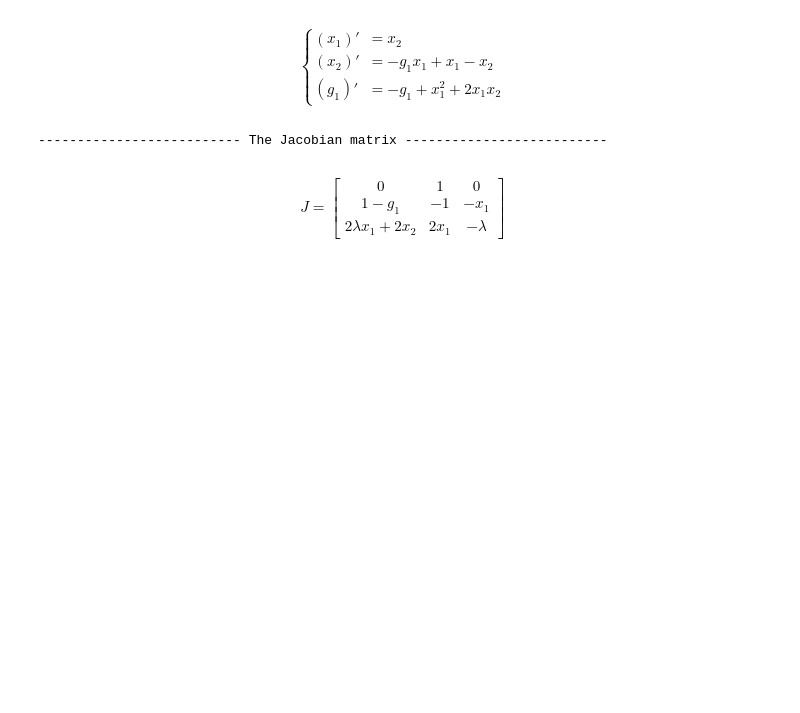
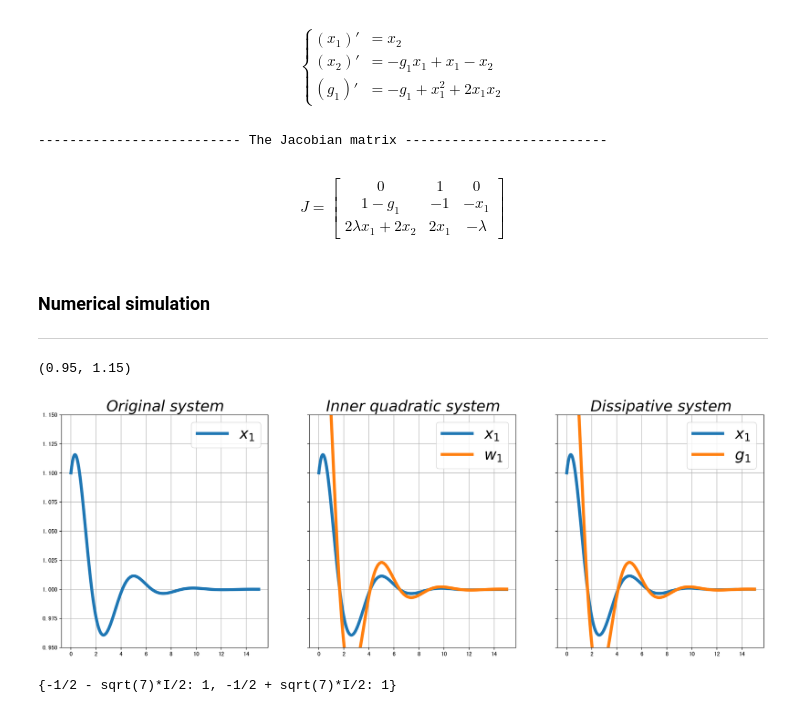
Before and after one commit to yubocai-poly/DQbee, a Jupyter notebook: Examples/duffing_system.ipynb, the cells around one changed output. Saved outputs shown, nothing was run; the diff lists cells and outputs as text; code cells hidden in the pictures; blank space fills up the shorter version.

Commit message:
update with more plot of the graph and example

```diff
--- a/Examples/duffing_system.ipynb
+++ b/Examples/duffing_system.ipynb
@@ -182,3 +182,7 @@ $$\begin{cases}
 \end{cases}$$
 -------------------------- The Jacobian matrix --------------------------
 $$J=\left[\begin{matrix}0 & 1 & 0\\1 - g_{1} & -1 & - x_{1}\\2 \lambda x_{1} + 2 x_{2} & 2 x_{1} & - \lambda\end{matrix}\right]$$
+# %% [markdown]
+### Numerical simulation
+
+---
@@ -184,0 +217,50 @@ $$J=\left[\begin{matrix}0 & 1 & 0\\1 - g_{1} & -1 & - x_{1}\\2 \lambda x_{1} + 2
+# %%
+simulation_original = system_to_solve_ivp(eq_system_original, t=[0, 15, 1000], initial_state=initial_state, method="RK45")
+simulation_innerquadratic = system_to_solve_ivp(eq_system_innerquadratic, t=[0, 15, 1000], initial_state=initial_state, method="RK45")
+simulation_dissipative = system_to_solve_ivp(eq_system_dissipative, t=[0, 15, 1000], initial_state=initial_state, method="RK45")
+# %%
+state_original, variable_index_original, t_original = simulation_original
+state_innerquadratic, variable_index_innerquadratic, t_innerquadratic = simulation_innerquadratic
+state_dissipative, variable_index_dissipative, t_dissipative = simulation_dissipative
+x1_original_index = variable_index_original.index(x1)
+x2_original_index = variable_index_original.index(x2)
+x1_innerquadratic_index = variable_index_innerquadratic.index(x1)
+x2_innerquadratic_index = variable_index_innerquadratic.index(x2)
+w1_innerquadratic_index = variable_index_innerquadratic.index(w1)
+x1_dissipative_index = variable_index_dissipative.index(x1)
+x2_dissipative_index = variable_index_dissipative.index(x2)
+g1_dissipative_index = variable_index_dissipative.index(g1)
+# %%
+fig, (ax1, ax2, ax3) = plt.subplots(1, 3, sharey=True, figsize=(21, 7))
+
+ax1.set_title(r"$Original\ system$", size=25)
+ax1.plot(t_original, state_original[x1_original_index], label=r"$x_1$", linewidth=5)
+# ax1.plot(t_original, state_original[x2_original_index], label=r"$x_2$", linewidth=5)
+ax1.legend(fontsize=25)
+ax1.grid()
+
+ax2.set_title(r"$Inner\ quadratic\ system$", size=25)
+ax2.plot(t_innerquadratic, state_innerquadratic[x1_innerquadratic_index], label=r"$x_1$", linewidth=5)
+# ax2.plot(t_innerquadratic, state_innerquadratic[x2_innerquadratic_index], label=r"$x_2$", linewidth=5)
+ax2.plot(t_innerquadratic, state_innerquadratic[w1_innerquadratic_index], label=r"$w_1$", linewidth=5)
+ax2.legend(fontsize=25)
+ax2.grid()
+
+ax3.set_title(r"$Dissipative\ system$", size=25)
+ax3.plot(t_dissipative, state_dissipative[x1_dissipative_index], label=r"$x_1$", linewidth=5)
+# ax3.plot(t_dissipative, state_dissipative[x2_dissipative_index], label=r"$x_2$", linewidth=5)
+ax3.plot(t_dissipative, state_dissipative[g1_dissipative_index], label=r"$g_1$", linewidth=5)
+ax3.legend(fontsize=25)
+ax3.grid()
+
+ax1.set_ylim(0.95, 1.15)
+# %% [output]
+(0.95, 1.15)
+[figure, added]
+# %%
+matrix = sp.Matrix([[0, 1], [-2, -1]])
+# compute eigenvalues
+eigenvalues = matrix.eigenvals()
+eigenvalues
+# %% [output]
+{-1/2 - sqrt(7)*I/2: 1, -1/2 + sqrt(7)*I/2: 1}
```
Also changed, not shown: parts of 2 cells of this notebook, 5 other files.
